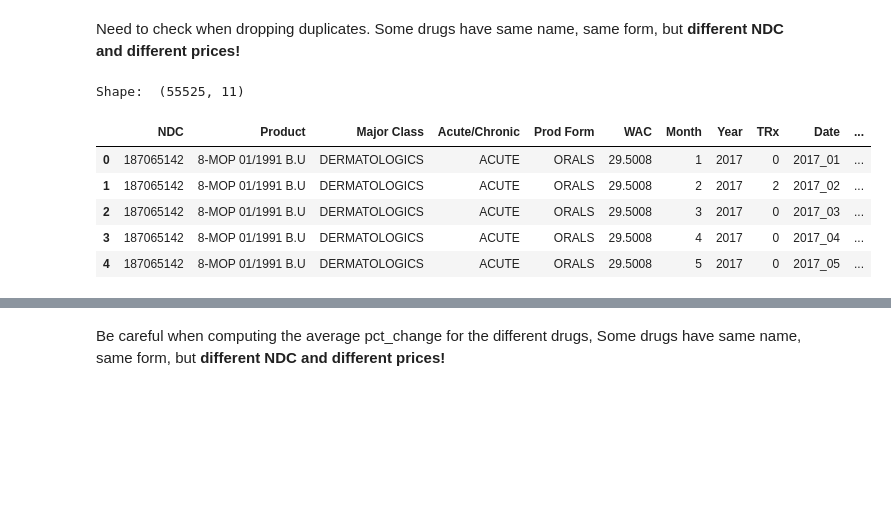
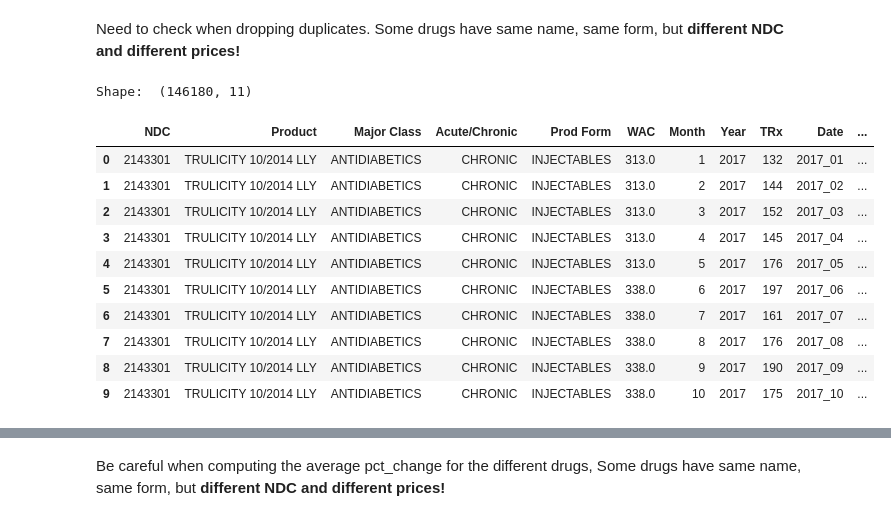
Before and after one commit to pauldoan/CBS_Nephron, a Jupyter notebook: Research/Price_changes.ipynb, the cells around one changed output, grey strips where cells are left out. Cells and saved outputs as stored; diff of their text form; code cells hidden in the pictures; blank space fills up the shorter version.

Commit message:
New clean data pct change + Tableau file

```diff
--- a/Research/Price_changes.ipynb
+++ b/Research/Price_changes.ipynb
@@ -35,28 +35,33 @@ df.head()
 # %% [markdown]
 Need to check when dropping duplicates. Some drugs have same name, same form, but **different NDC and different prices!**
 # %%
-# Keeping unique drugs (we have duplicates with different NDC but same drug)
-df_unique = df.drop_duplicates(subset=['Product', 'Month', 'Year', 'Prod Form']).sort_values(['Product', 'Date']).reset_index(drop=True)
+# Sorting values
+df = df.sort_values(['NDC', 'Date']).reset_index(drop=True)
 
-# List of unique drugs
-drugs = df_unique.Product.unique()
+# List of unique NDC
+NDCs = df.NDC.unique()
 
 # Empty Dataframe to store new data
-df_pct = pd.DataFrame(columns=df_unique.columns)
+df_pct = pd.DataFrame(columns=df.columns)
 
 # For each drug, compute pct change and append to dataframe
-for drug in tqdm(drugs):
-    df_temp = df_unique[df_unique.Product == drug].copy()
+for NDC in tqdm(NDCs):
+    df_temp = df[df.NDC == NDC].copy()
     df_temp['Pct_change'] = df_temp.WAC.pct_change()
     df_pct = pd.concat((df_pct, df_temp))
 
 print("Shape: ", df_pct.shape)
-df_pct.head()
+df_pct.head(10)
 # %% [output]
-Shape:  (55525, 11)
+Shape:  (146180, 11)
 |  | NDC | Product | Major Class | Acute/Chronic | Prod Form | WAC | Month | Year | TRx | Date | ... |
-| 0 | 187065142 | 8-MOP 01/1991 B.U | DERMATOLOGICS | ACUTE | ORALS | 29.5008 | 1 | 2017 | 0 | 2017_01 | ... |
-| 1 | 187065142 | 8-MOP 01/1991 B.U | DERMATOLOGICS | ACUTE | ORALS | 29.5008 | 2 | 2017 | 2 | 2017_02 | ... |
-| 2 | 187065142 | 8-MOP 01/1991 B.U | DERMATOLOGICS | ACUTE | ORALS | 29.5008 | 3 | 2017 | 0 | 2017_03 | ... |
-| 3 | 187065142 | 8-MOP 01/1991 B.U | DERMATOLOGICS | ACUTE | ORALS | 29.5008 | 4 | 2017 | 0 | 2017_04 | ... |
-| 4 | 187065142 | 8-MOP 01/1991 B.U | DERMATOLOGICS | ACUTE | ORALS | 29.5008 | 5 | 2017 | 0 | 2017_05 | ... |
+| 0 | 2143301 | TRULICITY 10/2014 LLY | ANTIDIABETICS | CHRONIC | INJECTABLES | 313.0 | 1 | 2017 | 132 | 2017_01 | ... |
+| 1 | 2143301 | TRULICITY 10/2014 LLY | ANTIDIABETICS | CHRONIC | INJECTABLES | 313.0 | 2 | 2017 | 144 | 2017_02 | ... |
+| 2 | 2143301 | TRULICITY 10/2014 LLY | ANTIDIABETICS | CHRONIC | INJECTABLES | 313.0 | 3 | 2017 | 152 | 2017_03 | ... |
+| 3 | 2143301 | TRULICITY 10/2014 LLY | ANTIDIABETICS | CHRONIC | INJECTABLES | 313.0 | 4 | 2017 | 145 | 2017_04 | ... |
+| 4 | 2143301 | TRULICITY 10/2014 LLY | ANTIDIABETICS | CHRONIC | INJECTABLES | 313.0 | 5 | 2017 | 176 | 2017_05 | ... |
+| 5 | 2143301 | TRULICITY 10/2014 LLY | ANTIDIABETICS | CHRONIC | INJECTABLES | 338.0 | 6 | 2017 | 197 | 2017_06 | ... |
+| 6 | 2143301 | TRULICITY 10/2014 LLY | ANTIDIABETICS | CHRONIC | INJECTABLES | 338.0 | 7 | 2017 | 161 | 2017_07 | ... |
+| 7 | 2143301 | TRULICITY 10/2014 LLY | ANTIDIABETICS | CHRONIC | INJECTABLES | 338.0 | 8 | 2017 | 176 | 2017_08 | ... |
+| 8 | 2143301 | TRULICITY 10/2014 LLY | ANTIDIABETICS | CHRONIC | INJECTABLES | 338.0 | 9 | 2017 | 190 | 2017_09 | ... |
+| 9 | 2143301 | TRULICITY 10/2014 LLY | ANTIDIABETICS | CHRONIC | INJECTABLES | 338.0 | 10 | 2017 | 175 | 2017_10 | ... |
```
Also changed, not shown: parts of 4 cells of this notebook, 7 other files.
